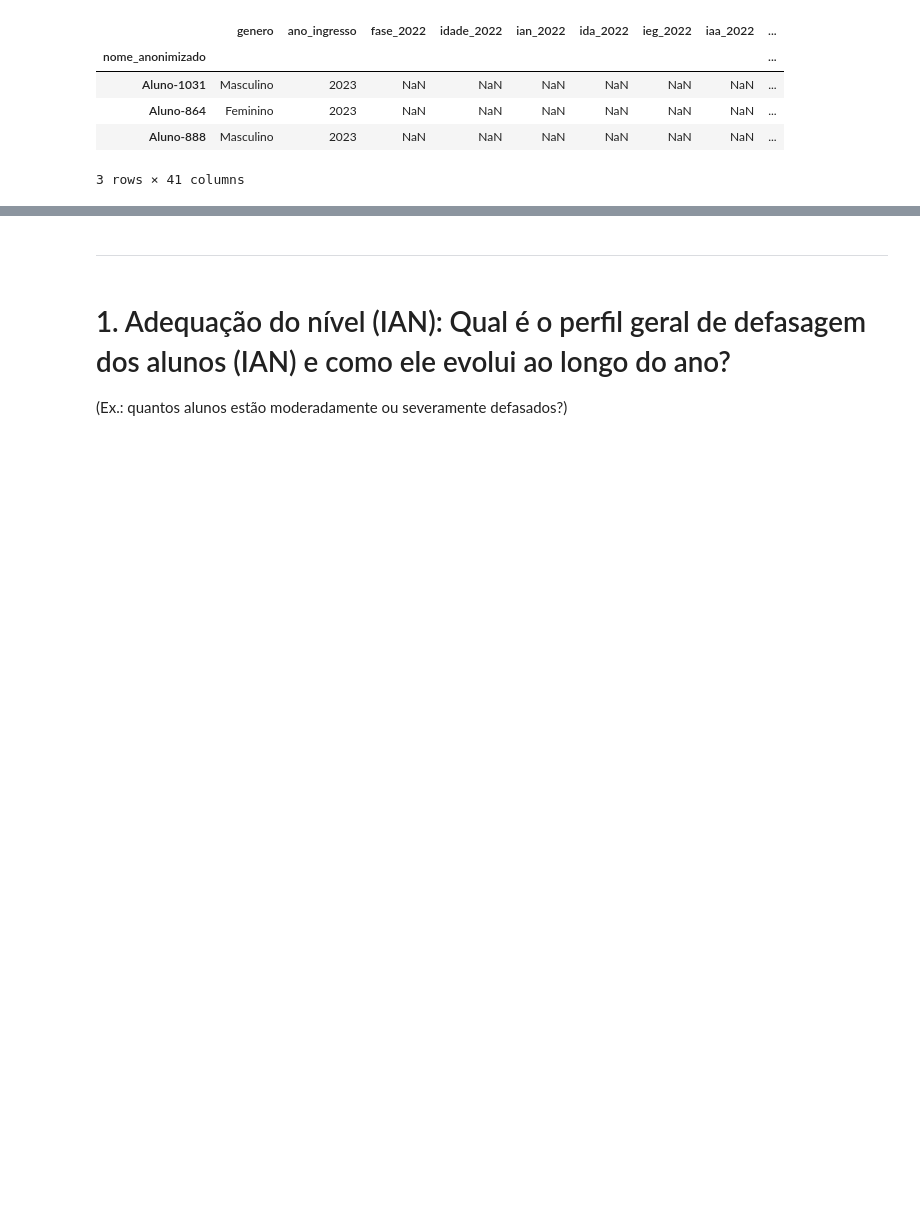
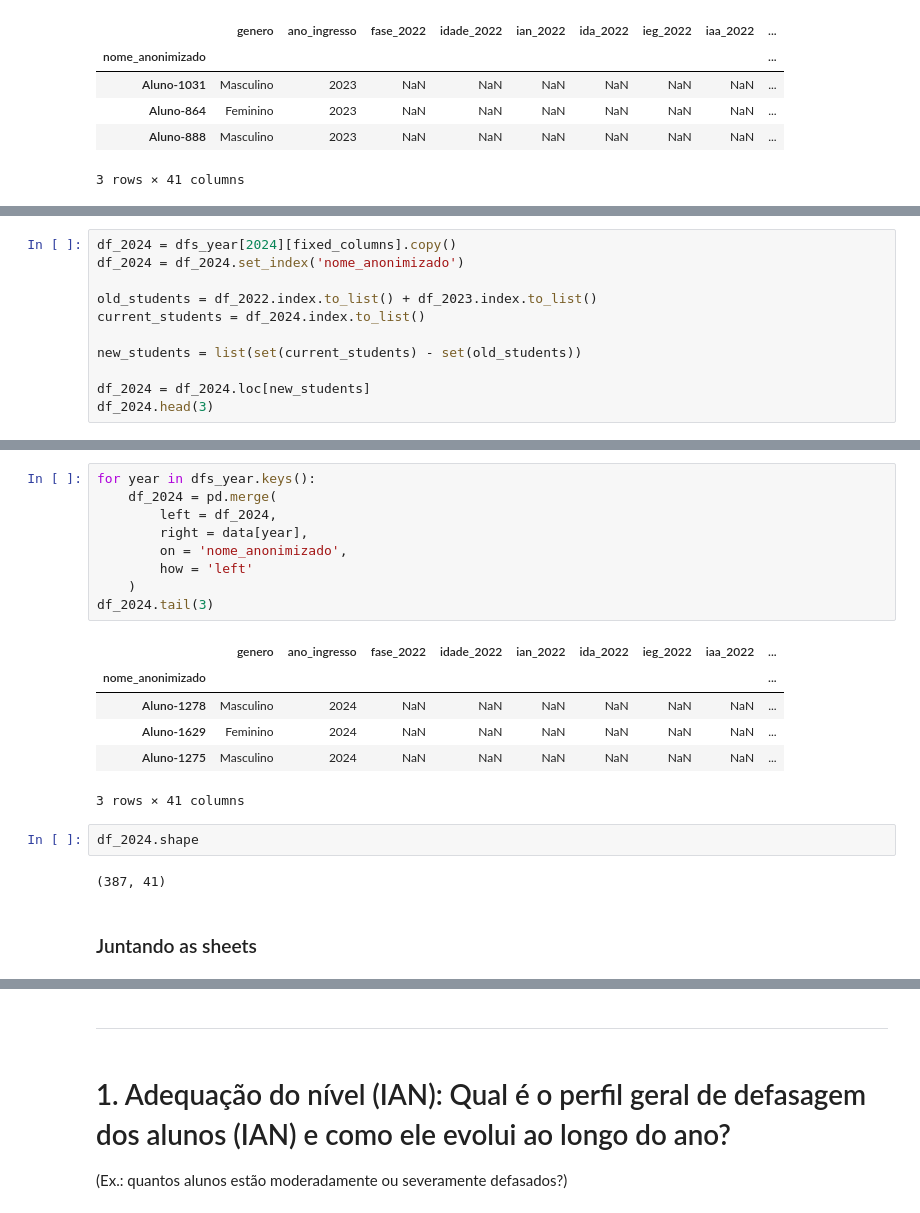
Before and after one commit to victoria-menezes/fiap-data-analytics-DATATHON, a Jupyter notebook: notebook.ipynb, the cells around one changed output, grey strips where cells are left out. Saved outputs shown, nothing was run; the diff lists cells and outputs as text; blank space fills up the shorter version.

Commit message:
Joined data

```diff
--- a/notebook.ipynb
+++ b/notebook.ipynb
@@ -298,0 +311,11 @@ df_2023.tail(3)
+# %%
+df_2024 = dfs_year[2024][fixed_columns].copy()
+df_2024 = df_2024.set_index('nome_anonimizado')
+
+old_students = df_2022.index.to_list() + df_2023.index.to_list()
+current_students = df_2024.index.to_list()
+
+new_students = list(set(current_students) - set(old_students))
+
+df_2024 = df_2024.loc[new_students]
+df_2024.head(3)
@@ -298,0 +328,22 @@ df_2023.tail(3)
+# %%
+for year in dfs_year.keys():
+    df_2024 = pd.merge(
+        left = df_2024,
+        right = data[year],
+        on = 'nome_anonimizado',
+        how = 'left'
+    )
+df_2024.tail(3)
+# %% [output]
+|  | genero | ano_ingresso | fase_2022 | idade_2022 | ian_2022 | ida_2022 | ieg_2022 | iaa_2022 | ... |
+| nome_anonimizado |  |  |  |  |  |  |  |  | ... |
+| Aluno-1278 | Masculino | 2024 | NaN | NaN | NaN | NaN | NaN | NaN | ... |
+| Aluno-1629 | Feminino | 2024 | NaN | NaN | NaN | NaN | NaN | NaN | ... |
+| Aluno-1275 | Masculino | 2024 | NaN | NaN | NaN | NaN | NaN | NaN | ... |
+3 rows × 41 columns
+# %%
+df_2024.shape
+# %% [output]
+(387, 41)
+# %% [markdown]
+### Juntando as sheets
```
Also changed, not shown: parts of 8 cells of this notebook.
